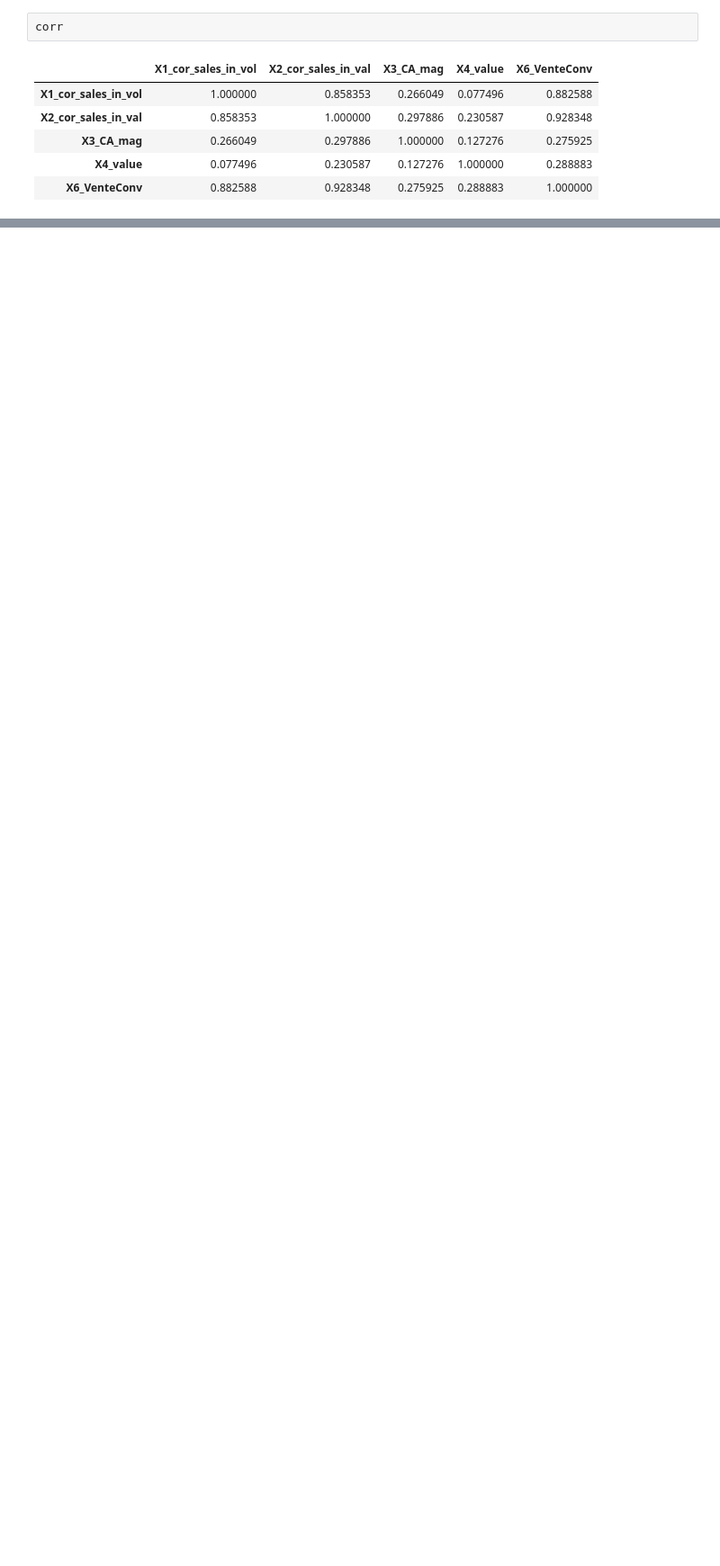
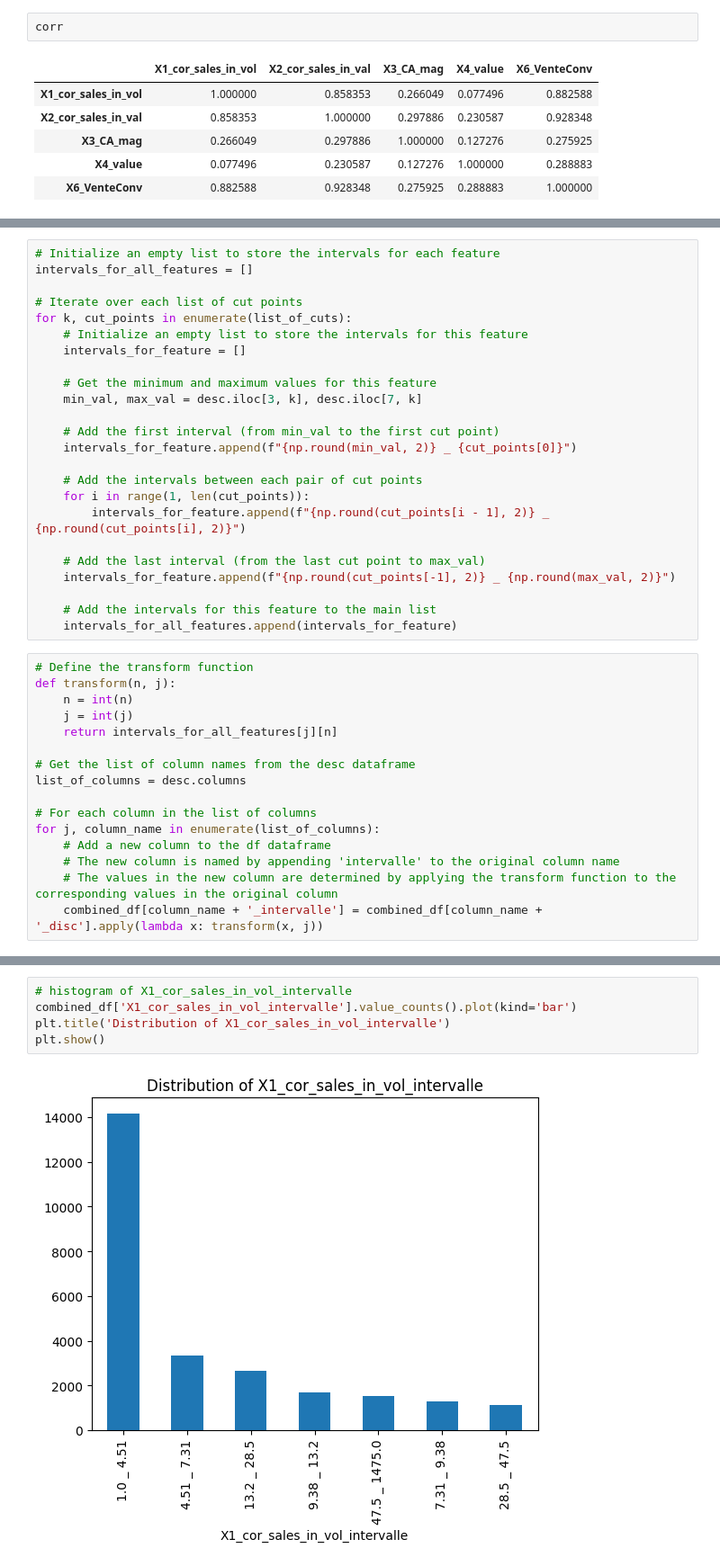
Before and after one commit to yasirech-chammakhy/Retail-Display-Strategy-Analysis, a Jupyter notebook: eda.ipynb, the cells around one changed output, grey strips where cells are left out. Shown at 90% size. Saved outputs shown, nothing was run; the diff lists cells and outputs as text; blank space fills up the shorter version.

Commit message:
apply MDLPC discretization

```diff
--- a/eda.ipynb
+++ b/eda.ipynb
@@ -271,0 +461,40 @@ plt.show()
+# %%
+# Initialize an empty list to store the intervals for each feature
+intervals_for_all_features = []
+
+# Iterate over each list of cut points
+for k, cut_points in enumerate(list_of_cuts):
+    # Initialize an empty list to store the intervals for this feature
+    intervals_for_feature = []
+
+    # Get the minimum and maximum values for this feature
+    min_val, max_val = desc.iloc[3, k], desc.iloc[7, k]
+
+    # Add the first interval (from min_val to the first cut point)
+    intervals_for_feature.append(f"{np.round(min_val, 2)} _ {cut_points[0]}")
+
+    # Add the intervals between each pair of cut points
+    for i in range(1, len(cut_points)):
+        intervals_for_feature.append(f"{np.round(cut_points[i - 1], 2)} _ {np.round(cut_points[i], 2)}")
+
+    # Add the last interval (from the last cut point to max_val)
+    intervals_for_feature.append(f"{np.round(cut_points[-1], 2)} _ {np.round(max_val, 2)}")
+
+    # Add the intervals for this feature to the main list
+    intervals_for_all_features.append(intervals_for_feature)
+# %%
+# Define the transform function
+def transform(n, j):
+    n = int(n)
+    j = int(j)
+    return intervals_for_all_features[j][n]
+
+# Get the list of column names from the desc dataframe
+list_of_columns = desc.columns
+
+# For each column in the list of columns
+for j, column_name in enumerate(list_of_columns):
+    # Add a new column to the df dataframe
+    # The new column is named by appending 'intervalle' to the original column name
+    # The values in the new column are determined by applying the transform function to the corresponding values in the original column
+    combined_df[column_name + '_intervalle'] = combined_df[column_name + '_disc'].apply(lambda x: transform(x, j))
@@ -271,0 +519,7 @@ plt.show()
+# %%
+# histogram of X1_cor_sales_in_vol_intervalle
+combined_df['X1_cor_sales_in_vol_intervalle'].value_counts().plot(kind='bar')
+plt.title('Distribution of X1_cor_sales_in_vol_intervalle')
+plt.show()
+# %% [output]
+[figure, added]
```
Also changed, not shown: parts of 40 cells of this notebook, 16 other files.
